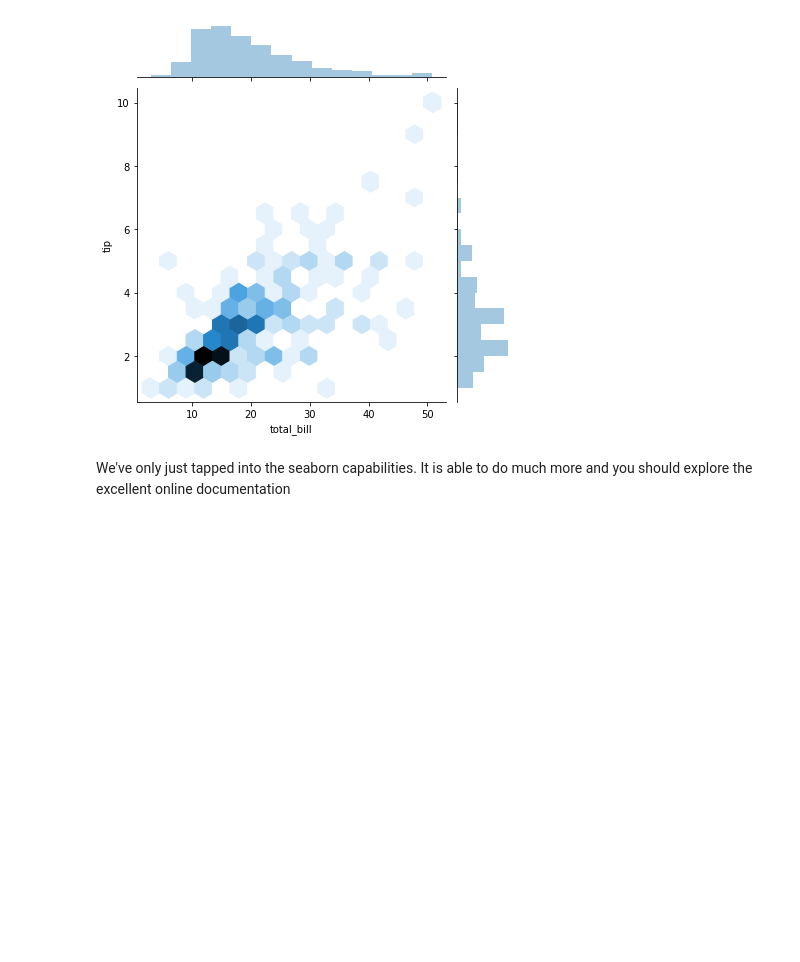
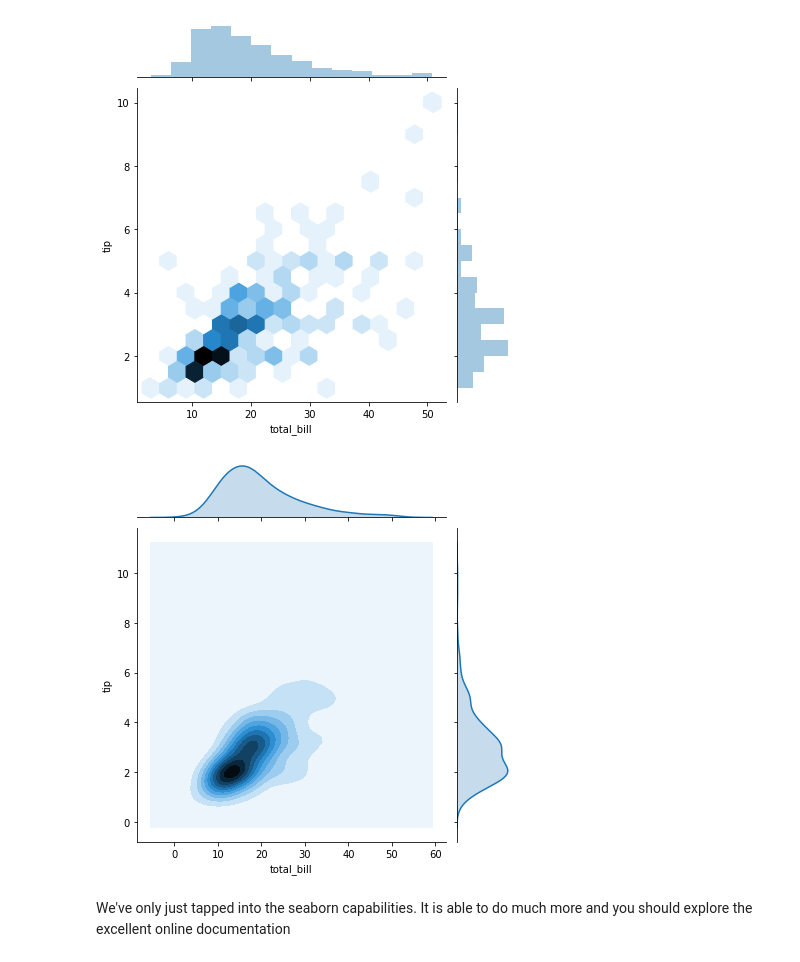
Before and after one commit to DataForScience/DataViz, a Jupyter notebook: Part III - Seaborn.ipynb, the cells around one changed output. Cells and saved outputs as stored; diff of their text form; code cells hidden in the pictures; blank space fills up the shorter version.

```diff
--- a/Seaborn.ipynb
+++ b/Part III - Seaborn.ipynb
@@ -277,5 +276,9 @@ You can also use the jointplot to visualize the point density
 jp = sns.jointplot("total_bill", "tip", data=tips, kind="hex")
 # %% [output]
 [figure]
+# %%
+jp = sns.jointplot("total_bill", "tip", data=tips, kind="kde")
+# %% [output]
+[figure, added]
 # %% [markdown]
 We've only just tapped into the seaborn capabilities. It is able to do much more and you should explore the excellent online documentation
```
Also changed, not shown: parts of 7 cells of this notebook, 3 other files.
